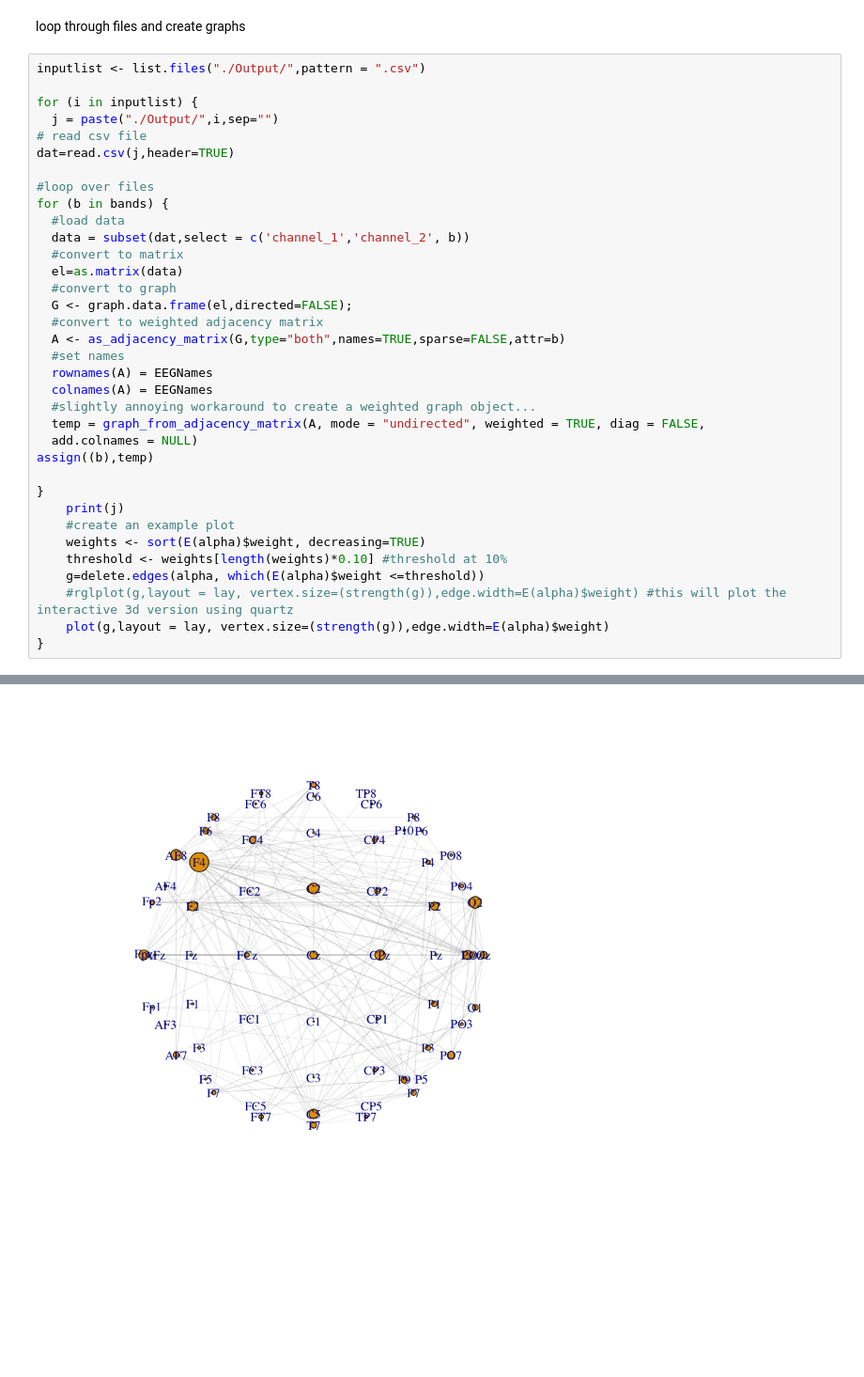
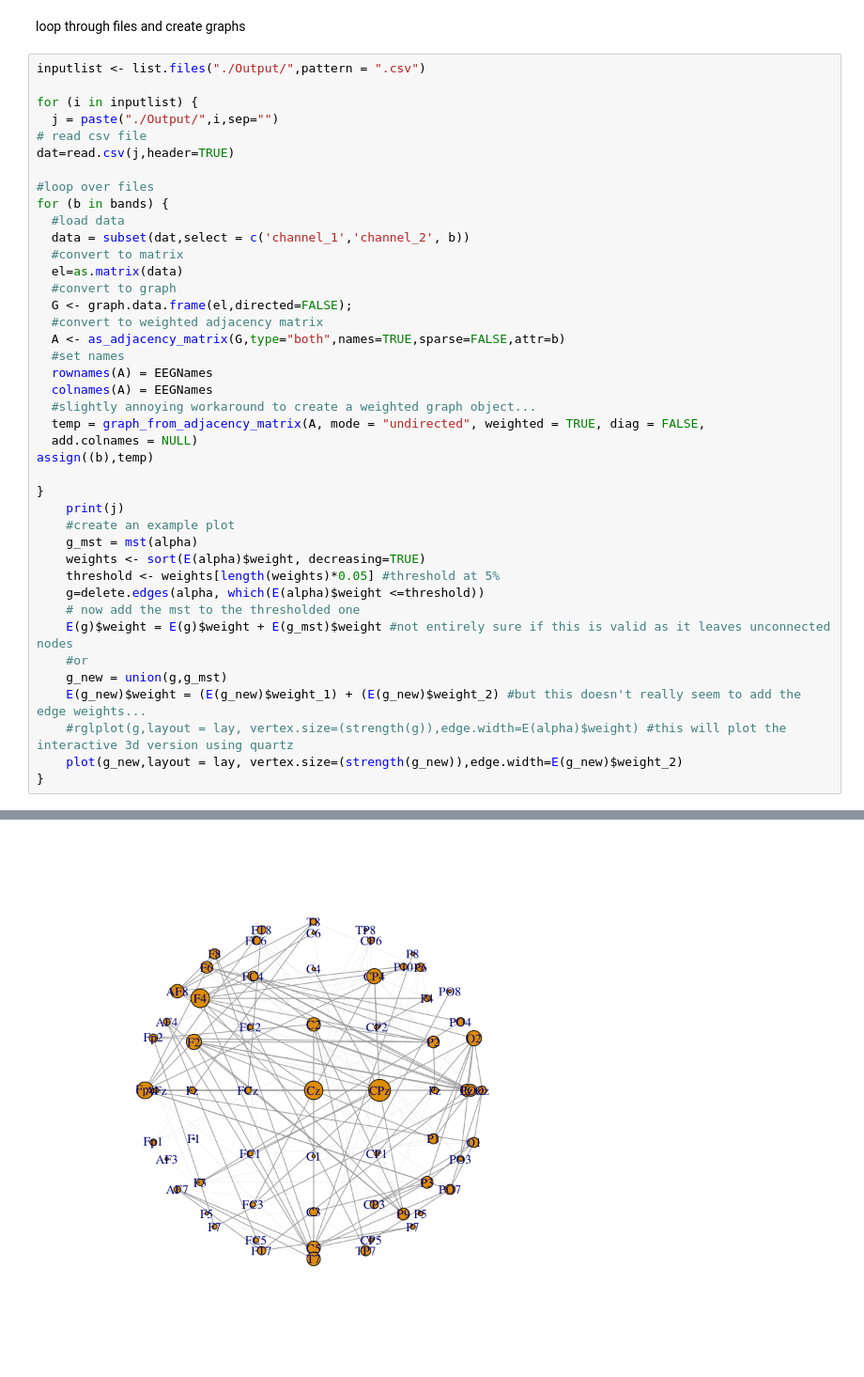
Before and after one commit to rb643/resting_state_eeg, a Jupyter notebook: graph_analyses.ipynb, the cells around one changed output, grey strips where cells are left out. Shown: that part at 94% size. Saved outputs shown, nothing was run; the diff lists cells and outputs as text; blank space fills up the shorter version.

Commit message:
update graph merging

```diff
--- a/graph_analyses.ipynb
+++ b/graph_analyses.ipynb
@@ -45,11 +45,17 @@ assign((b),temp)
 }
     print(j)
     #create an example plot
+    g_mst = mst(alpha)
     weights <- sort(E(alpha)$weight, decreasing=TRUE)
-    threshold <- weights[length(weights)*0.10] #threshold at 10%
+    threshold <- weights[length(weights)*0.05] #threshold at 5%
     g=delete.edges(alpha, which(E(alpha)$weight <=threshold))
+    # now add the mst to the thresholded one
+    E(g)$weight = E(g)$weight + E(g_mst)$weight #not entirely sure if this is valid as it leaves unconnected nodes
+    #or
+    g_new = union(g,g_mst)
+    E(g_new)$weight = (E(g_new)$weight_1) + (E(g_new)$weight_2) #but this doesn't really seem to add the edge weights...
     #rglplot(g,layout = lay, vertex.size=(strength(g)),edge.width=E(alpha)$weight) #this will plot the interactive 3d version using quartz
-    plot(g,layout = lay, vertex.size=(strength(g)),edge.width=E(alpha)$weight)
+    plot(g_new,layout = lay, vertex.size=(strength(g_new)),edge.width=E(g_new)$weight_2)
 }
 # %% [output]
 [1] "./Output/0001_conn.csv"
@@ -57 +67 @@ assign((b),temp)
-[figure, old version]
+[figure, new version]
```
Also changed, not shown: parts of 1 cell of this notebook.
